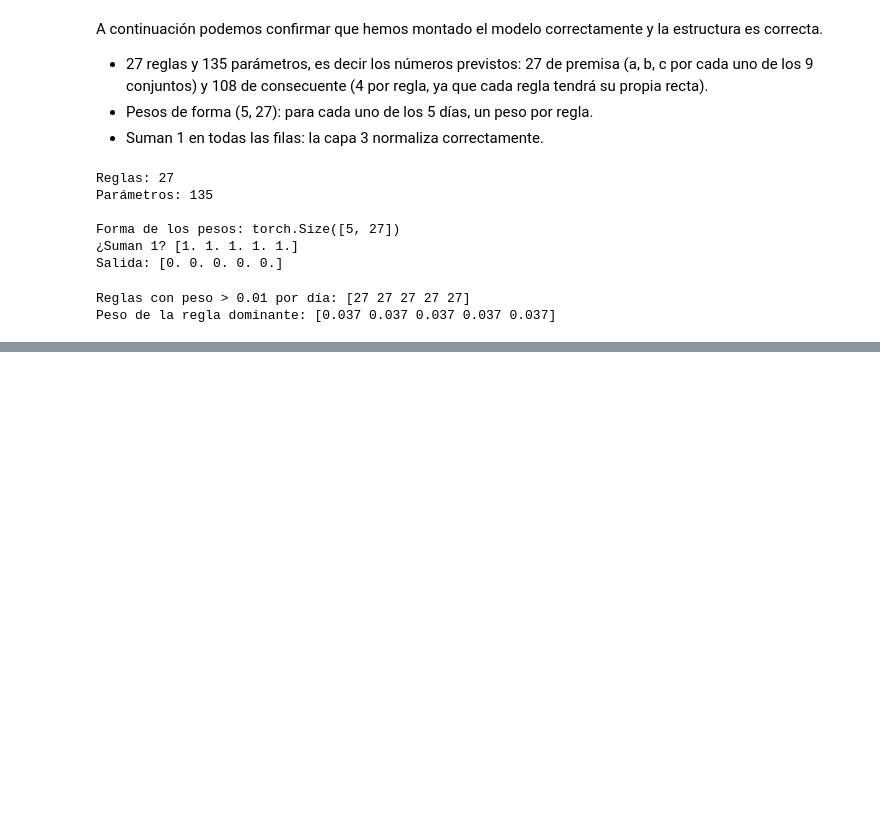
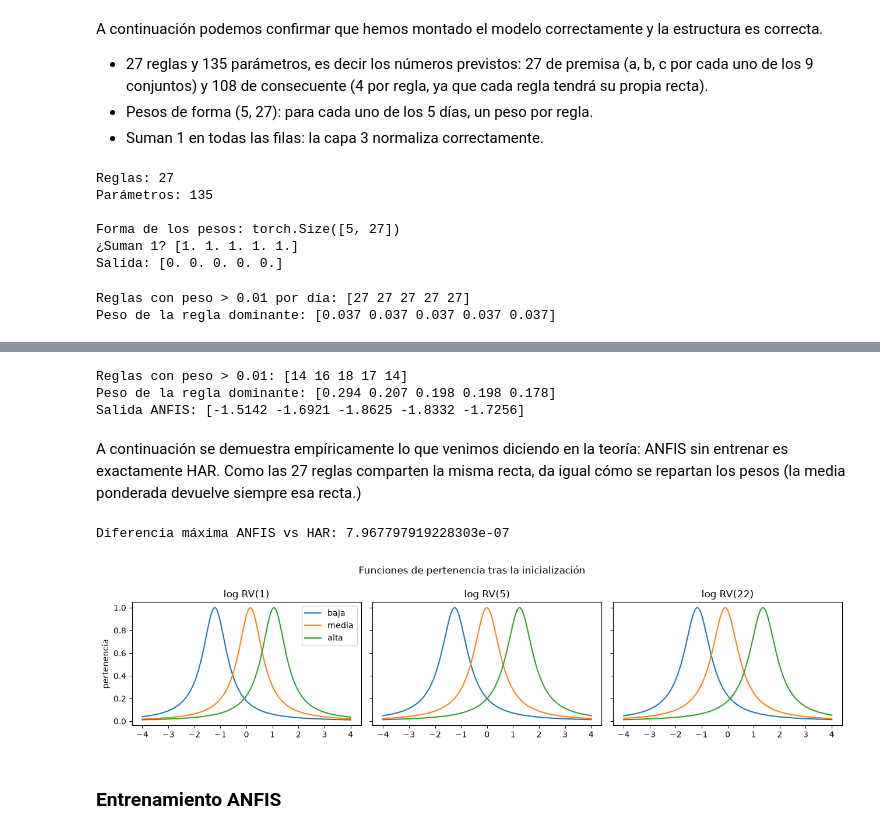
Before and after one commit to VictorSinNav/TFG, a Jupyter notebook: notebooks/02_modelos.ipynb, the cells around one changed output, grey strips where cells are left out. Cells and saved outputs as stored; diff of their text form; code cells hidden in the pictures; blank space fills up the shorter version.

Commit message:
Inicialización y entrenamiento del modelo

```diff
--- a/notebooks/02_modelos.ipynb
+++ b/notebooks/02_modelos.ipynb
@@ -294,0 +305,13 @@ Peso de la regla dominante: [0.037 0.037 0.037 0.037 0.037]
+# %%
+from src.anfis import inicializar_por_percentiles
+from src.har import entrenar_har
+
+# OJO: ANFIS trabaja con entradas normalizadas, así que necesitamos los
+# coeficientes de HAR ajustado sobre ESAS mismas entradas, no sobre las
+# originales. Es el mismo modelo, solo cambia la escala.
+har_norm = entrenar_har(partes_norm["train"])
+coef_har = har_norm.params.values     # [beta_0, beta_1, beta_2, beta_3]
+print("Coeficientes de HAR (normalizado):", coef_har.round(4))
+
+modelo = ANFIS(n_entradas=3, n_conjuntos=3)
+inicializar_por_percentiles(modelo, partes_norm["train"], coef_har)
@@ -294,0 +333,45 @@ Peso de la regla dominante: [0.037 0.037 0.037 0.037 0.037]
+# %%
+X = torch.tensor(partes_norm["train"][ENTRADAS].values[:5], dtype=torch.float32)
+w = modelo.pesos_reglas(X).detach().numpy()
+
+print("Reglas con peso > 0.01:", (w > 0.01).sum(axis=1))
+print("Peso de la regla dominante:", w.max(axis=1).round(3))
+print("Salida ANFIS:", modelo(X).detach().numpy().round(4))
+# %% [output]
+Reglas con peso > 0.01: [14 16 18 17 14]
+Peso de la regla dominante: [0.294 0.207 0.198 0.198 0.178]
+Salida ANFIS: [-1.5142 -1.6921 -1.8625 -1.8332 -1.7256]
+# %% [markdown]
+A continuación se demuestra empíricamente lo que venimos diciendo en la teoría: ANFIS sin entrenar es exactamente HAR. Como las 27 reglas comparten la misma recta, da igual cómo se repartan los pesos (la media ponderada devuelve siempre esa recta.)
+# %%
+import numpy as np
+import statsmodels.api as sm
+
+# ANFIS antes de entrenar debe reproducir HAR casi exactamente, porque
+# todas sus reglas comparten la misma recta.
+X_full = torch.tensor(partes_norm["test"][ENTRADAS].values, dtype=torch.float32)
+with torch.no_grad():
+    log_anfis = modelo(X_full).numpy()
+log_har = har_norm.predict(sm.add_constant(partes_norm["test"][ENTRADAS])).values
+
+print("Diferencia máxima ANFIS vs HAR:", np.abs(log_anfis - log_har).max())
+# %% [output]
+Diferencia máxima ANFIS vs HAR: 7.967797919228303e-07
+# %%
+xs = torch.linspace(-4, 4, 400).unsqueeze(1).repeat(1, 3)
+mus = modelo.pertenencia(xs).detach().numpy()
+
+fig, axes = plt.subplots(1, 3, figsize=(13, 3.2), sharey=True)
+for k, var in enumerate(["log RV(1)", "log RV(5)", "log RV(22)"]):
+    for j, et in enumerate(["baja", "media", "alta"]):
+        axes[k].plot(xs[:, 0], mus[:, k, j], label=et)
+    axes[k].set_title(var)
+axes[0].set_ylabel("pertenencia"); axes[0].legend()
+plt.suptitle("Funciones de pertenencia tras la inicialización")
+plt.tight_layout()
+plt.savefig("../results/figures/e5_pertenencia_inicial.png", dpi=150)
+plt.show()
+# %% [output]
+[figure, added]
+# %% [markdown]
+### Entrenamiento ANFIS
```
Also changed, not shown: parts of 15 cells of this notebook, 8 other files.
